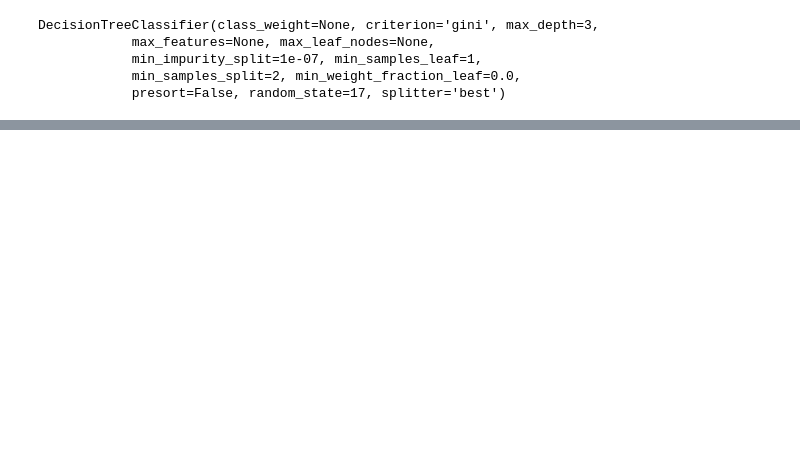
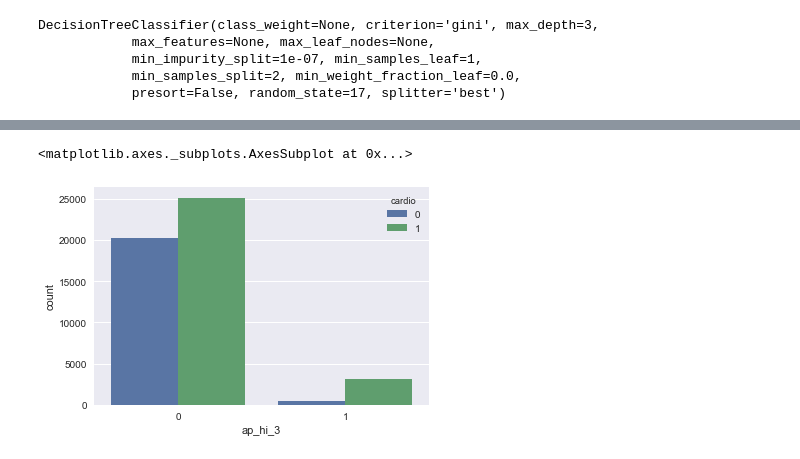
Before and after one commit to tarnenok/mlcourse_open, a Jupyter notebook: jupyter_notebooks/topic03_decision_trees_knn/hw3_session2_decision_trees.ipynb, the cells around one changed output, grey strips where cells are left out. Saved outputs shown, nothing was run; the diff lists cells and outputs as text; code cells hidden in the pictures; blank space fills up the shorter version.

```diff
--- a/jupyter_notebooks/topic03_decision_trees_knn/hw3_session2_decision_trees.ipynb
+++ b/jupyter_notebooks/topic03_decision_trees_knn/hw3_session2_decision_trees.ipynb
@@ -304,8 +326,7 @@ df_new[ap_hi_range_df.columns] = ap_hi_range_df
 
 df_new[['cholesterol_1', 'cholesterol_2', 'cholesterol_3']] = df_clean[['cholesterol_1', 'cholesterol_2', 'cholesterol_3']]
 
-gender_df = pd.get_dummies(df_clean['gender']).rename(columns=lambda x: 'gender_' + str(x))
-df_new[gender_df.columns] = gender_df
+df_new['male'] = df_clean['gender'].map({1: 0, 2: 1})
 
 df_new['smoke'] = df_clean['smoke']
 # %%
@@ -372,0 +384,5 @@ memory usage: 1.3 MB
+# %%
+sns.countplot(x=X['ap_hi_3'], hue=y)
+# %% [output]
+<matplotlib.axes._subplots.AxesSubplot at 0x...>
+[figure, added]
```
Also changed, not shown: parts of 21 cells of this notebook, 2 other files.
